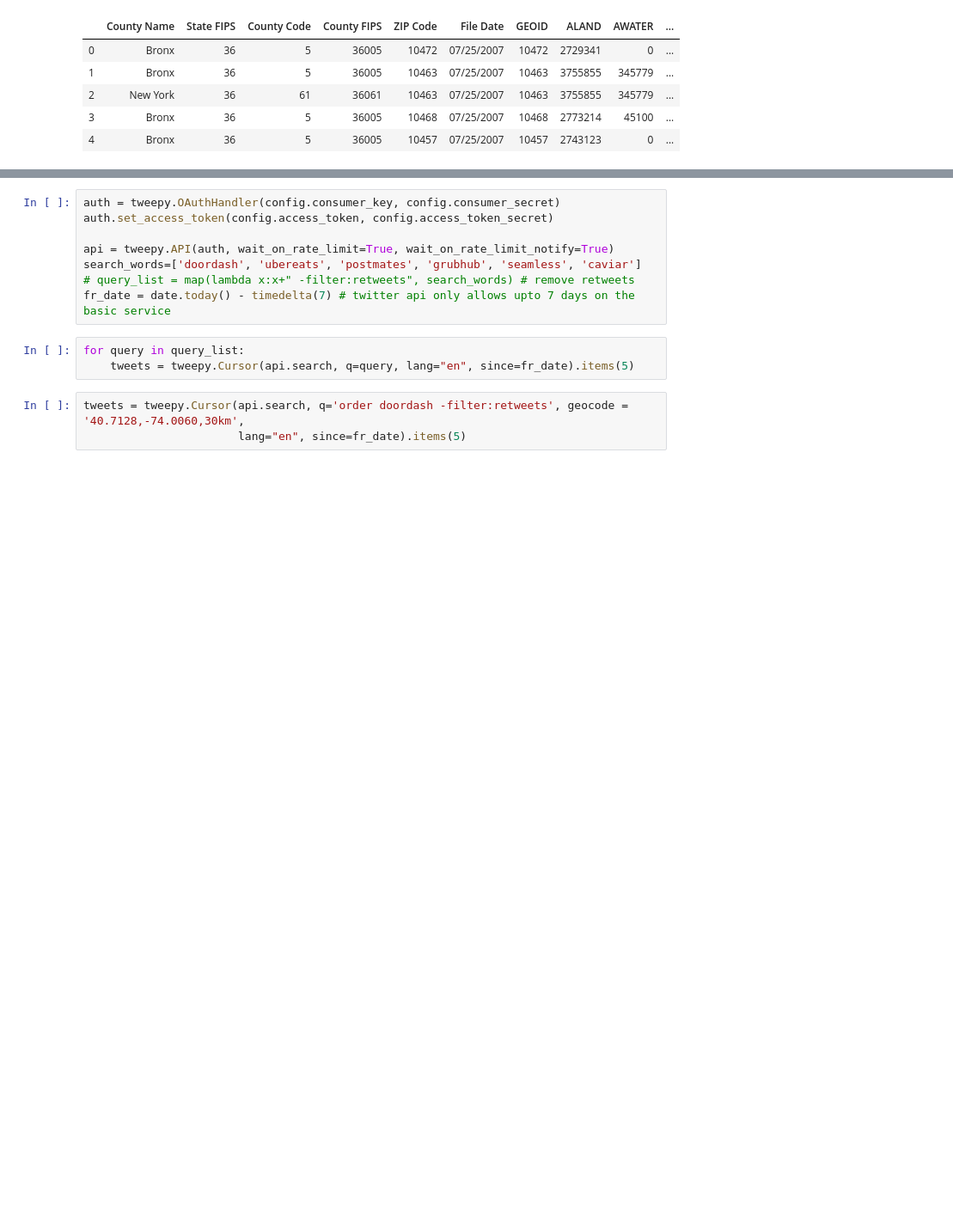
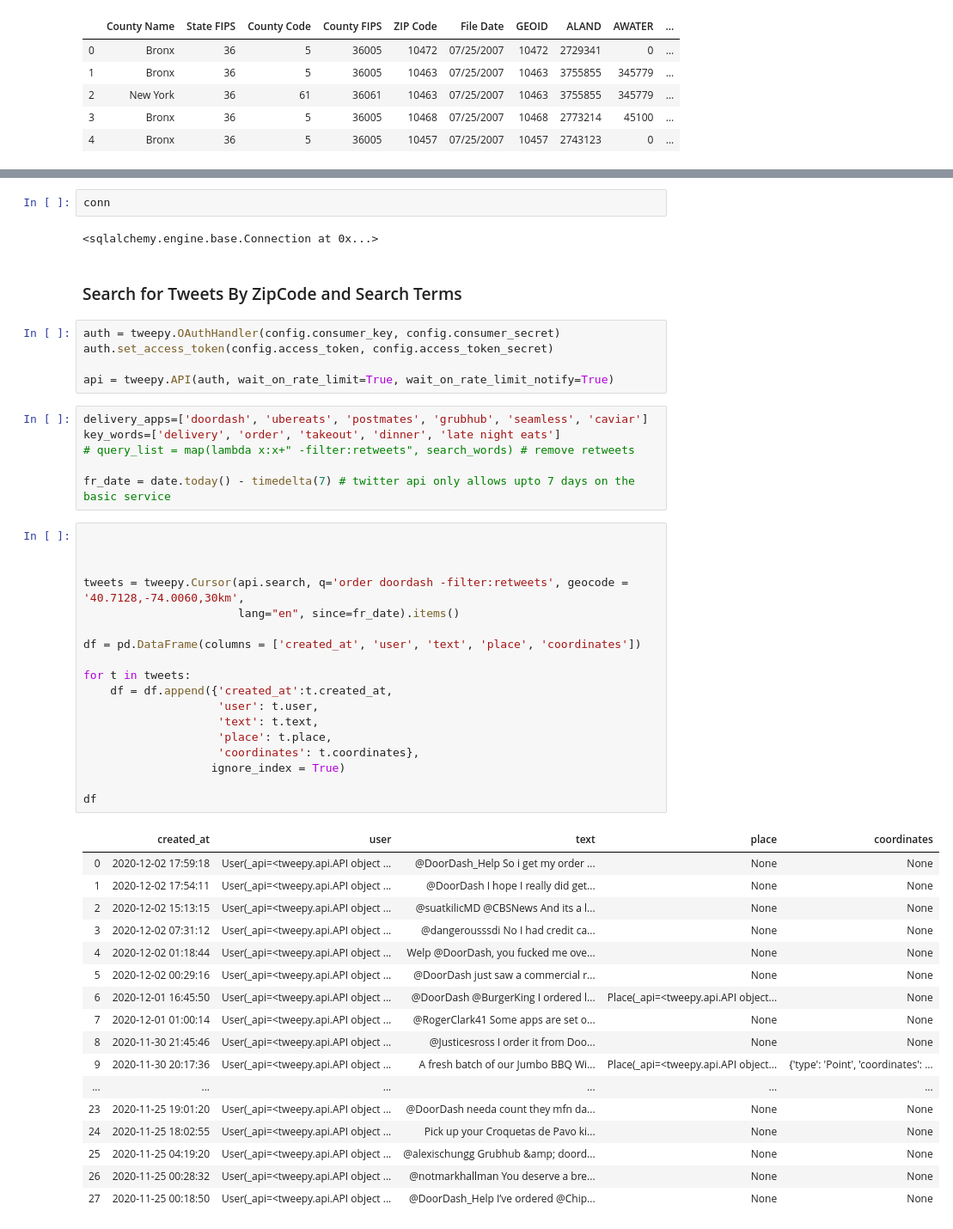
Before and after one commit to meiguan/yelp_abcs, a Jupyter notebook: stag/takeout_apps_nyc.ipynb, the cells around one changed output, grey strips where cells are left out. Shown at 86% size. Drawn from its saved outputs; the diff is of its cells as text; blank space fills up the shorter version.

```diff
--- a/stag/takeout_apps_nyc.ipynb
+++ b/stag/takeout_apps_nyc.ipynb
@@ -53,14 +76,53 @@ nyc_zips.head()
+# %%
+conn
+# %% [output]
+<sqlalchemy.engine.base.Connection at 0x...>
+# %% [markdown]
+### Search for Tweets By ZipCode and Search Terms
+# %%
+auth = tweepy.OAuthHandler(config.consumer_key, config.consumer_secret)
+auth.set_access_token(config.access_token, config.access_token_secret)
+
+api = tweepy.API(auth, wait_on_rate_limit=True, wait_on_rate_limit_notify=True)
 # %%
-auth = tweepy.OAuthHandler(config.consumer_key, config.consumer_secret)
-auth.set_access_token(config.access_token, config.access_token_secret)
+delivery_apps=['doordash', 'ubereats', 'postmates', 'grubhub', 'seamless', 'caviar']
+key_words=['delivery', 'order', 'takeout', 'dinner', 'late night eats']
+# query_list = map(lambda x:x+" -filter:retweets", search_words) # remove retweets
 
-api = tweepy.API(auth, wait_on_rate_limit=True, wait_on_rate_limit_notify=True)
-search_words=['doordash', 'ubereats', 'postmates', 'grubhub', 'seamless', 'caviar']
-# query_list = map(lambda x:x+" -filter:retweets", search_words) # remove retweets
 fr_date = date.today() - timedelta(7) # twitter api only allows upto 7 days on the basic service
-# %%
-for query in query_list:
-    tweets = tweepy.Cursor(api.search, q=query, lang="en", since=fr_date).items(5)
 # %%
+
+
+
 tweets = tweepy.Cursor(api.search, q='order doordash -filter:retweets', geocode = '40.7128,-74.0060,30km',
-                       lang="en", since=fr_date).items(5)
+                       lang="en", since=fr_date).items()
+
+df = pd.DataFrame(columns = ['created_at', 'user', 'text', 'place', 'coordinates'])
+
+for t in tweets:
+    df = df.append({'created_at':t.created_at,
+                    'user': t.user,
+                    'text': t.text,
+                    'place': t.place,
+                    'coordinates': t.coordinates},
+                   ignore_index = True)
+
+df
+# %% [output]
+|  | created_at | user | text | place | coordinates |
+| 0 | 2020-12-02 17:59:18 | User(_api=<tweepy.api.API object ... | @DoorDash_Help So i get my order ... | None | None |
+| 1 | 2020-12-02 17:54:11 | User(_api=<tweepy.api.API object ... | @DoorDash I hope I really did get... | None | None |
+| 2 | 2020-12-02 15:13:15 | User(_api=<tweepy.api.API object ... | @suatkilicMD @CBSNews And its a l... | None | None |
+| 3 | 2020-12-02 07:31:12 | User(_api=<tweepy.api.API object ... | @dangerousssdi No I had credit ca... | None | None |
+| 4 | 2020-12-02 01:18:44 | User(_api=<tweepy.api.API object ... | Welp @DoorDash, you fucked me ove... | None | None |
+| 5 | 2020-12-02 00:29:16 | User(_api=<tweepy.api.API object ... | @DoorDash just saw a commercial r... | None | None |
+| 6 | 2020-12-01 16:45:50 | User(_api=<tweepy.api.API object ... | @DoorDash @BurgerKing I ordered l... | Place(_api=<tweepy.api.API object... | None |
+| 7 | 2020-12-01 01:00:14 | User(_api=<tweepy.api.API object ... | @RogerClark41 Some apps are set o... | None | None |
+| 8 | 2020-11-30 21:45:46 | User(_api=<tweepy.api.API object ... | @Justicesross I order it from Doo... | None | None |
+| 9 | 2020-11-30 20:17:36 | User(_api=<tweepy.api.API object ... | A fresh batch of our Jumbo BBQ Wi... | Place(_api=<tweepy.api.API object... | {'type': 'Point', 'coordinates': ... |
+| ... | ... | ... | ... | ... | ... |
+| 23 | 2020-11-25 19:01:20 | User(_api=<tweepy.api.API object ... | @DoorDash needa count they mfn da... | None | None |
+| 24 | 2020-11-25 18:02:55 | User(_api=<tweepy.api.API object ... | Pick up your Croquetas de Pavo ki... | None | None |
+| 25 | 2020-11-25 04:19:20 | User(_api=<tweepy.api.API object ... | @alexischungg Grubhub &amp; doord... | None | None |
+| 26 | 2020-11-25 00:28:32 | User(_api=<tweepy.api.API object ... | @notmarkhallman You deserve a bre... | None | None |
+| 27 | 2020-11-25 00:18:50 | User(_api=<tweepy.api.API object ... | @DoorDash_Help I’ve ordered @Chip... | None | None |
```
Also changed, not shown: parts of 20 cells of this notebook.
